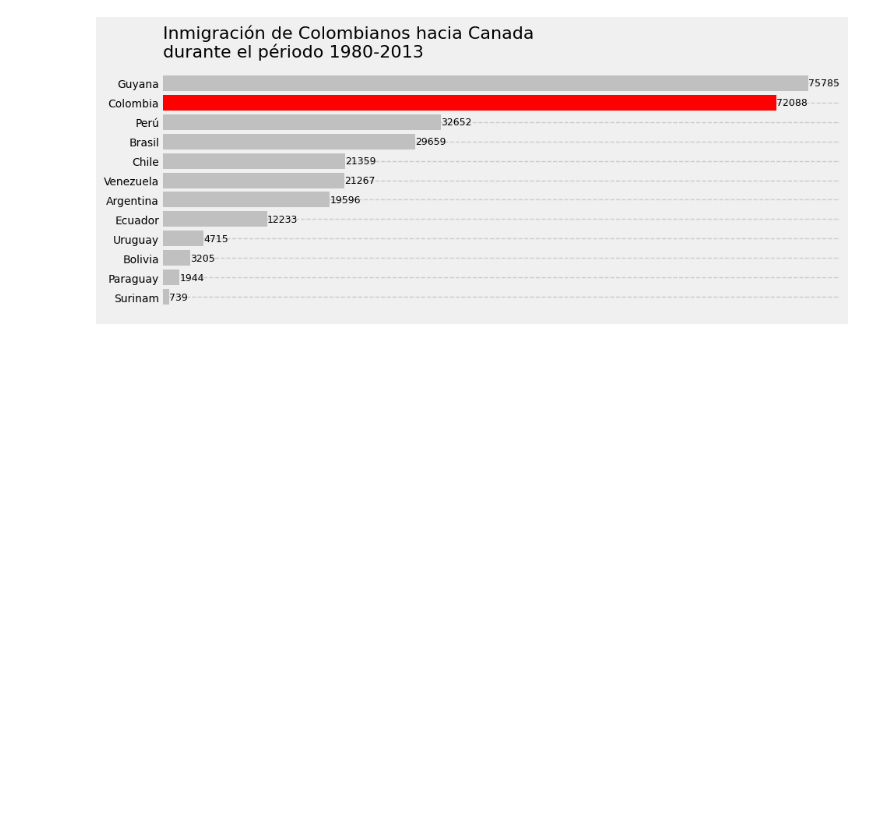
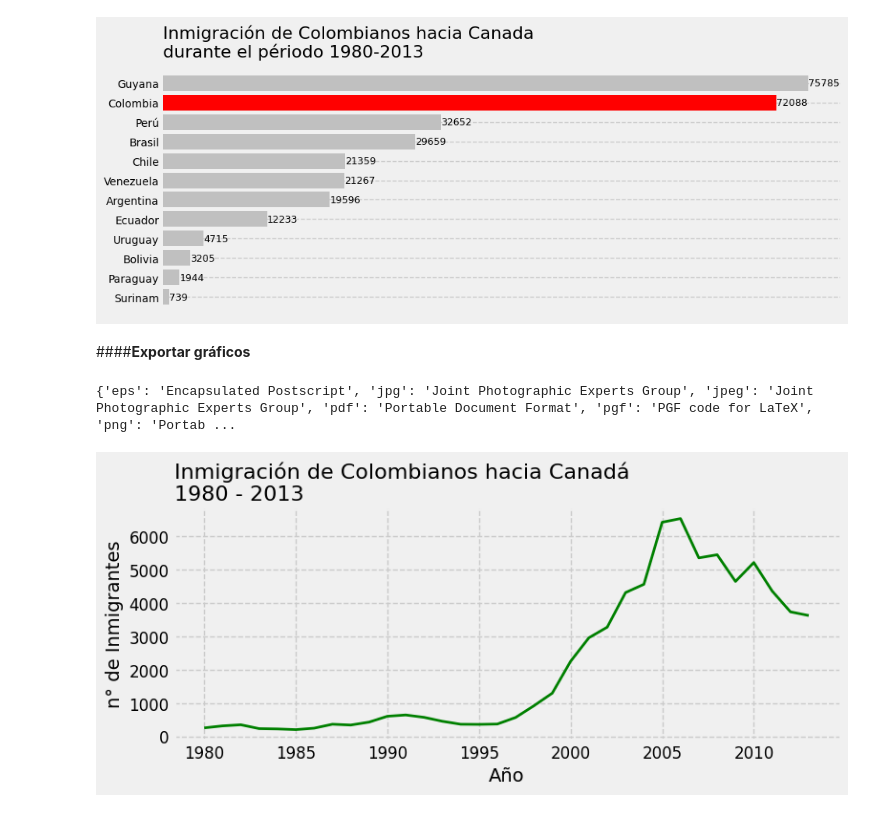
Before and after one commit to Nataliahfk/visualizacion_datos_graficos_python, a Jupyter notebook: visualizacion_de_datos_con_graficos_python.ipynb, the cells around one changed output. Drawn from its saved outputs; the diff is of its cells as text; code cells hidden in the pictures; blank space fills up the shorter version.

```diff
--- a/visualizacion_de_datos_con_graficos_python.ipynb
+++ b/visualizacion_de_datos_con_graficos_python.ipynb
@@ -684,3 +691,29 @@ for i,j in enumerate(sudamerica_sorted['Total']): #i posición en y j posición
 plt.show()
 # %% [output]
 [figure]
+# %% [markdown]
+####**Exportar gráficos**
+# %%
+print(fig.canvas.get_supported_filetypes())
+# %% [output]
+{'eps': 'Encapsulated Postscript', 'jpg': 'Joint Photographic Experts Group', 'jpeg': 'Joint Photographic Experts Group', 'pdf': 'Portable Document Format', 'pgf': 'PGF code for LaTeX', 'png': 'Portab ...
+# %%
+plt.rcParams.update(IPython_default);
+# %%
+fig, ax = plt.subplots(figsize = (8,3))
+ax.plot(datos_colombia['Año'], datos_colombia['Inmigrantes'], lw = 2, color ='g')# marker ='o') # lw es ancho de la línea /marker ='o' para marcar en el gáfico, puede ser marker ='.', marker ='x', etc.
+ax.xaxis.set_major_locator(plt.MultipleLocator(5))
+ax.set_xlabel('Año',fontsize = 14)
+ax.set_ylabel('n° de Inmigrantes',fontsize = 14)
+ax.set_title('Inmigración de Colombianos hacia Canadá\n1980 - 2013', fontsize =16, loc='left') # loc'left es para poner el titulo hacia la izquierda
+ax.yaxis.set_tick_params(labelsize=12) # esto es para agrndar el eje y
+ax.xaxis.set_tick_params(labelsize=12) # esto es para agrandar el eje x
+ax.grid(linestyle='--')
+
+#ax.spines es un diccionario que contiene los "spines" o bordes del gráfico (top, bottom, left, right).
+ax.spines['top'].set_visible(False) # quitar el borde superior.
+ax.spines['right'].set_visible(False) # quitar el borde de la derecha
+
+plt.show()
+# %% [output]
+[figure, added]
```
Also changed, not shown: parts of 1 cell of this notebook.
